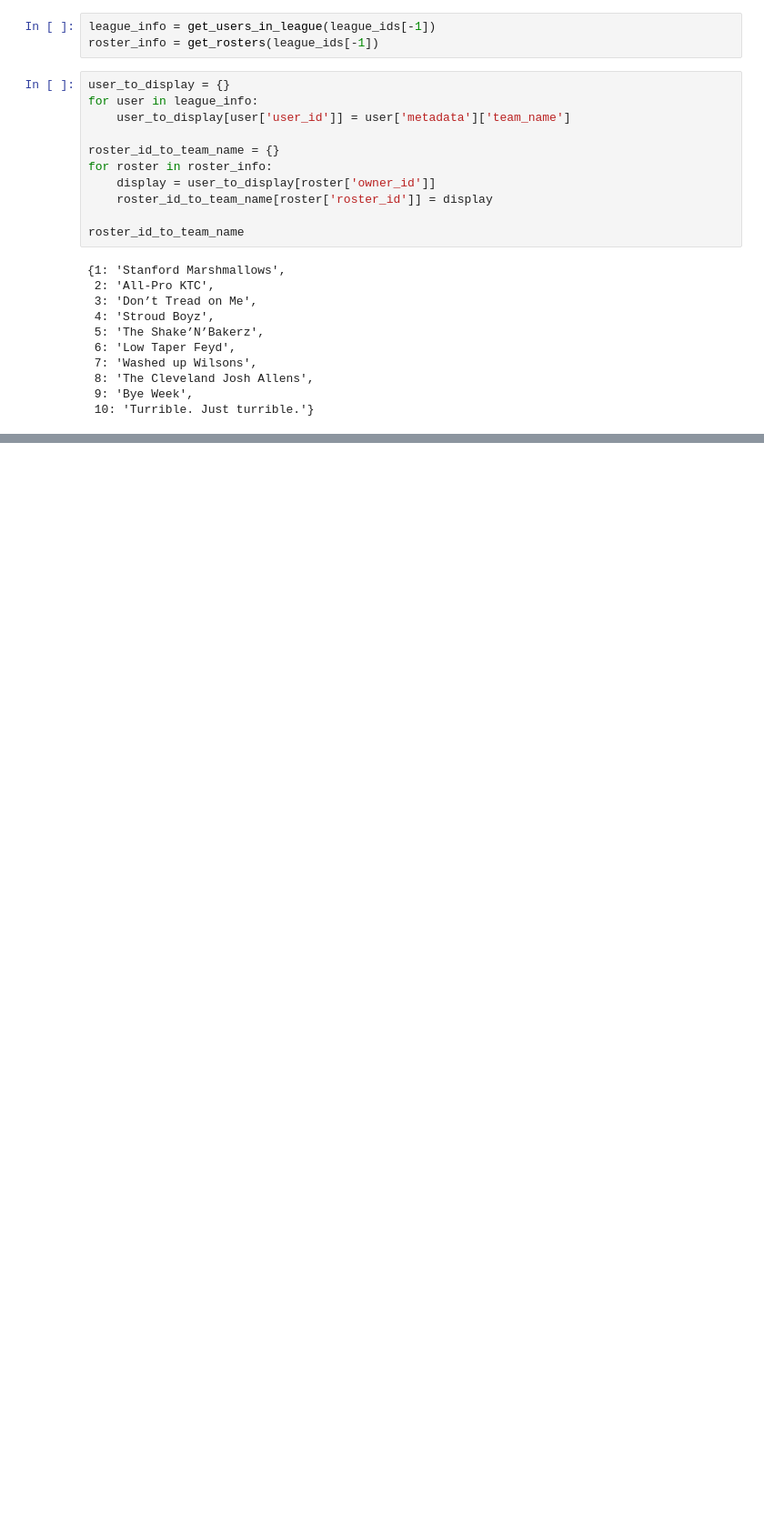
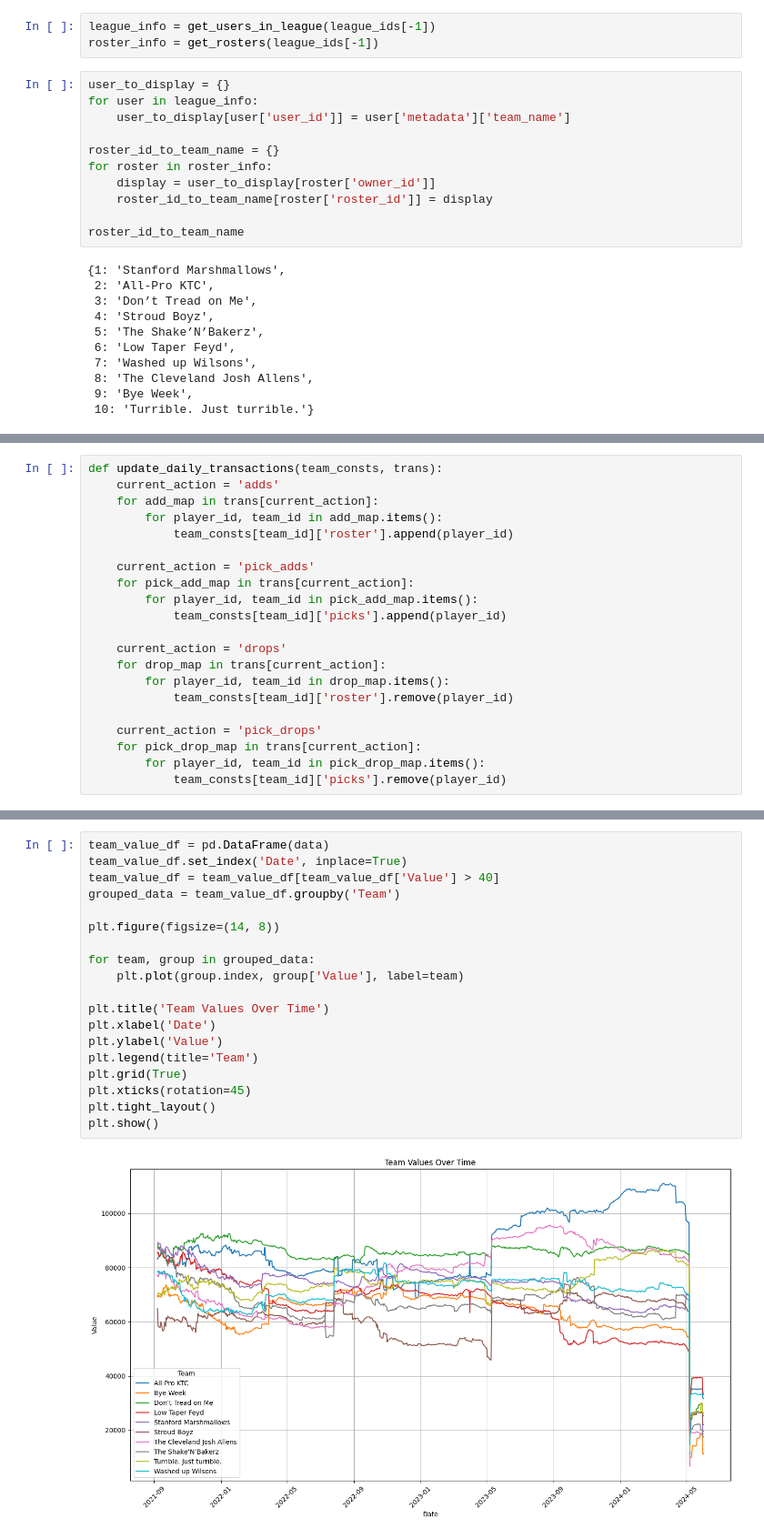
Before and after one commit to jsimerly/fantasy-analysis, a Jupyter notebook: league_analysis.ipynb, the cells around one changed output, grey strips where cells are left out. Shown: that part at 91% size. Saved outputs shown, nothing was run; the diff lists cells and outputs as text; blank space fills up the shorter version.

```diff
--- a/league_analysis.ipynb
+++ b/league_analysis.ipynb
@@ -231,0 +156,21 @@ starting_draft['picks']
+# %%
+def update_daily_transactions(team_consts, trans):
+    current_action = 'adds'
+    for add_map in trans[current_action]:
+        for player_id, team_id in add_map.items():
+            team_consts[team_id]['roster'].append(player_id)
+
+    current_action = 'pick_adds'
+    for pick_add_map in trans[current_action]:
+        for player_id, team_id in pick_add_map.items():
+            team_consts[team_id]['picks'].append(player_id)
+
+    current_action = 'drops'
+    for drop_map in trans[current_action]:
+        for player_id, team_id in drop_map.items():
+            team_consts[team_id]['roster'].remove(player_id)
+
+    current_action = 'pick_drops'
+    for pick_drop_map in trans[current_action]:
+        for player_id, team_id in pick_drop_map.items():
+            team_consts[team_id]['picks'].remove(player_id)
@@ -231,0 +406,21 @@ starting_draft['picks']
+# %%
+team_value_df = pd.DataFrame(data)
+team_value_df.set_index('Date', inplace=True)
+team_value_df = team_value_df[team_value_df['Value'] > 40]
+grouped_data = team_value_df.groupby('Team')
+
+plt.figure(figsize=(14, 8))
+
+for team, group in grouped_data:
+    plt.plot(group.index, group['Value'], label=team)
+
+plt.title('Team Values Over Time')
+plt.xlabel('Date')
+plt.ylabel('Value')
+plt.legend(title='Team')
+plt.grid(True)
+plt.xticks(rotation=45)
+plt.tight_layout()
+plt.show()
+# %% [output]
+[figure, added]
```
Also changed, not shown: parts of 14 cells of this notebook, 20 other files.
